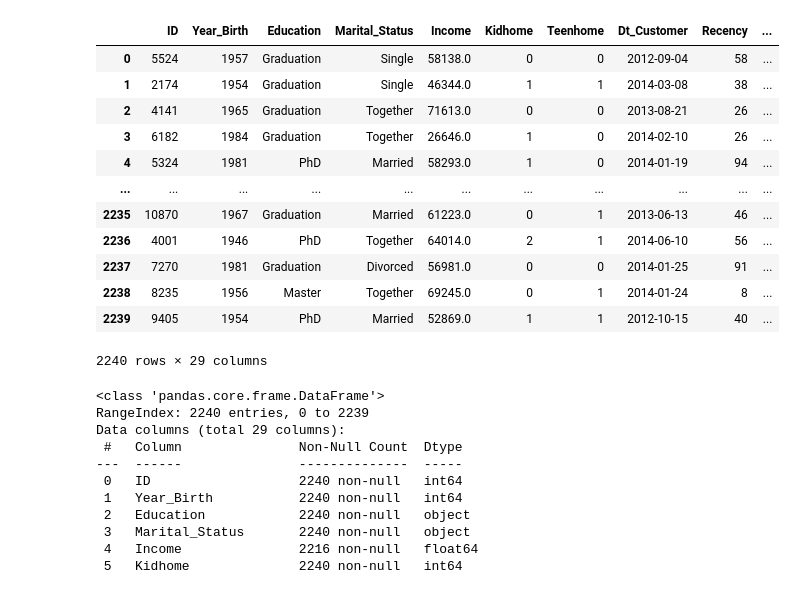
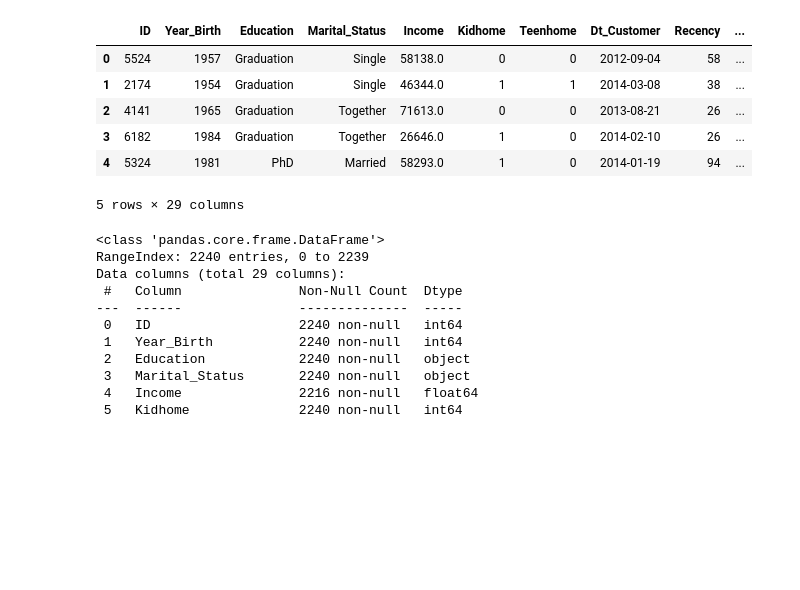
Before and after one commit to Michael-Austin-Mesa/grocer-marketing-project, a Jupyter notebook: wrangle.ipynb, the cells around one changed output. Saved outputs shown, nothing was run; the diff lists cells and outputs as text; code cells hidden in the pictures; blank space fills up the shorter version.

```diff
--- a/wrangle.ipynb
+++ b/wrangle.ipynb
@@ -4,21 +5,15 @@ import numpy as np
 # %%
 df = pd.read_csv('marketing_campaign.csv', sep=';')
 # %%
-df
+df.head()
 # %% [output]
 |  | ID | Year_Birth | Education | Marital_Status | Income | Kidhome | Teenhome | Dt_Customer | Recency | ... |
 | 0 | 5524 | 1957 | Graduation | Single | 58138.0 | 0 | 0 | 2012-09-04 | 58 | ... |
 | 1 | 2174 | 1954 | Graduation | Single | 46344.0 | 1 | 1 | 2014-03-08 | 38 | ... |
 | 2 | 4141 | 1965 | Graduation | Together | 71613.0 | 0 | 0 | 2013-08-21 | 26 | ... |
 | 3 | 6182 | 1984 | Graduation | Together | 26646.0 | 1 | 0 | 2014-02-10 | 26 | ... |
 | 4 | 5324 | 1981 | PhD | Married | 58293.0 | 1 | 0 | 2014-01-19 | 94 | ... |
-| ... | ... | ... | ... | ... | ... | ... | ... | ... | ... | ... |
-| 2235 | 10870 | 1967 | Graduation | Married | 61223.0 | 0 | 1 | 2013-06-13 | 46 | ... |
-| 2236 | 4001 | 1946 | PhD | Together | 64014.0 | 2 | 1 | 2014-06-10 | 56 | ... |
-| 2237 | 7270 | 1981 | Graduation | Divorced | 56981.0 | 0 | 0 | 2014-01-25 | 91 | ... |
-| 2238 | 8235 | 1956 | Master | Together | 69245.0 | 0 | 1 | 2014-01-24 | 8 | ... |
-| 2239 | 9405 | 1954 | PhD | Married | 52869.0 | 1 | 1 | 2012-10-15 | 40 | ... |
-2240 rows × 29 columns
+5 rows × 29 columns
 # %%
 df.info()
 # %% [output]
```
Also changed, not shown: parts of 8 cells of this notebook.
